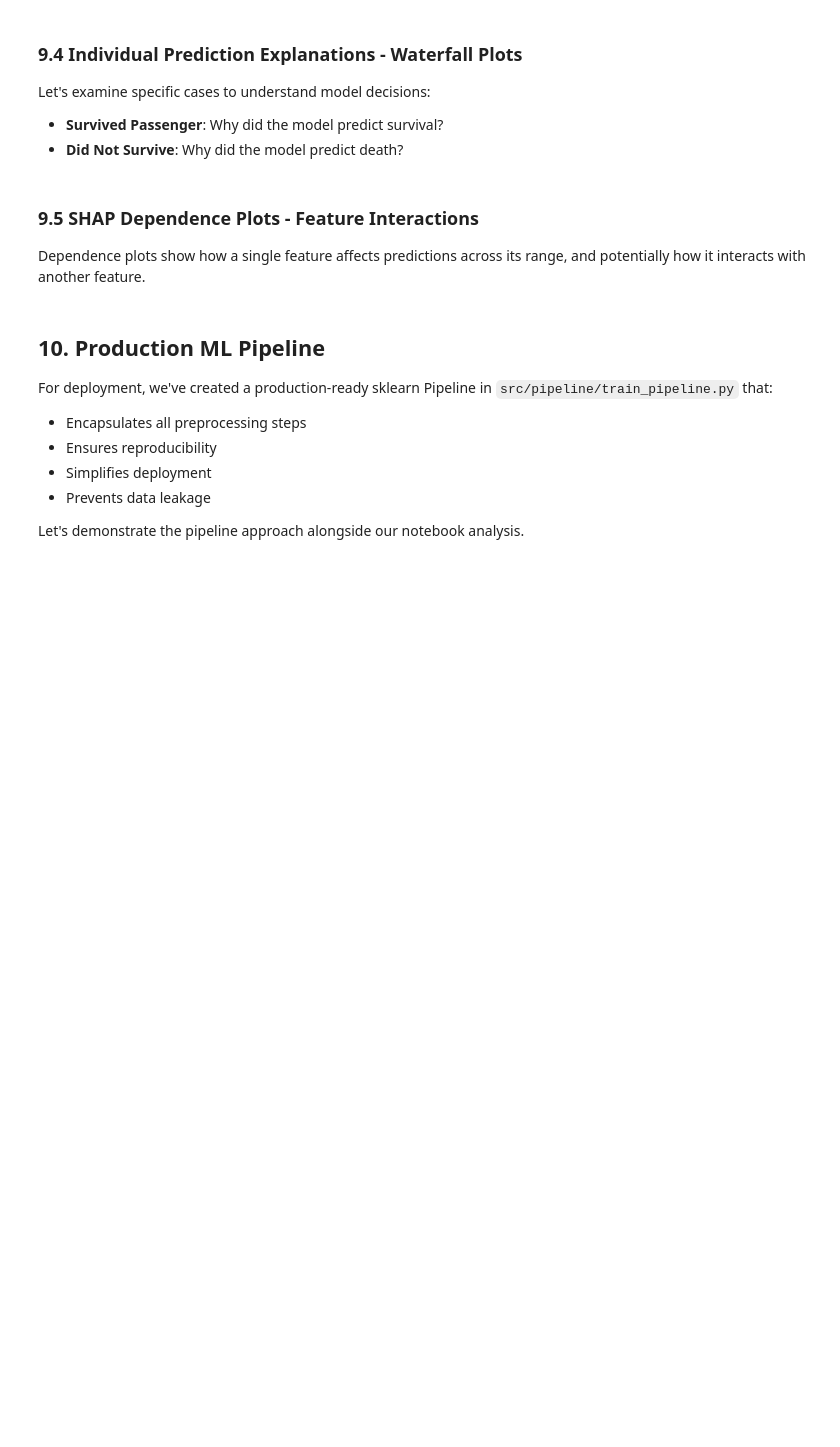
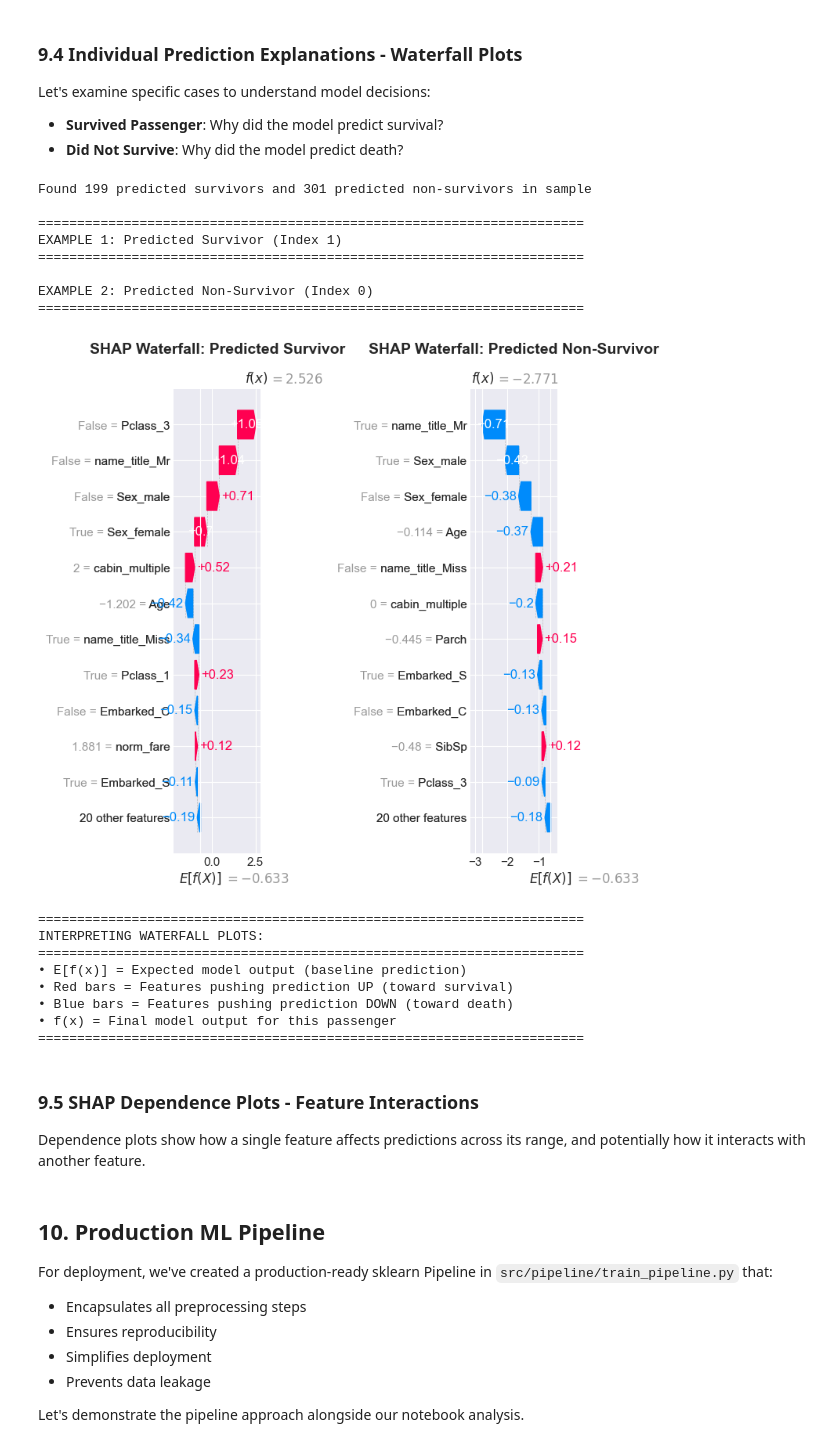
Before and after one commit to JustaKris/Titanic-Machine-Learning-from-Disaster, a Jupyter notebook: notebooks/Titanic-Machine-Learning-from-Disaster.ipynb, the cells around one changed output. Saved outputs shown, nothing was run; the diff lists cells and outputs as text; code cells hidden in the pictures; blank space fills up the shorter version.

```diff
--- a/notebooks/Titanic-Machine-Learning-from-Disaster.ipynb
+++ b/notebooks/Titanic-Machine-Learning-from-Disaster.ipynb
@@ -1628,8 +2143,8 @@ print(f"Found {len(survived_idx)} predicted survivors and {len(died_idx)} predic
 survivor_example = survived_idx[0] if len(survived_idx) > 0 else 0
 non_survivor_example = died_idx[0] if len(died_idx) > 0 else 1
 
-# Create waterfall plots
-fig, axes = plt.subplots(1, 2, figsize=(20, 6))
+# Create waterfall plots with improved readability
+fig, axes = plt.subplots(1, 2, figsize=(24, 8))
 
 # Waterfall plot for a survivor
 print("\n" + "="*70)
@@ -1646,6 +2161,7 @@ if hasattr(shap, 'Explanation'):
             data=X_sample.iloc[survivor_example] if isinstance(X_sample, pd.DataFrame) else X_sample[survivor_example],
             feature_names=X_train_scaled.columns if isinstance(X_train_scaled, pd.DataFrame) else None
         ),
+        max_display=12,
         show=False
     )
 else:
@@ -1654,10 +2170,13 @@ else:
         explainer.expected_value if hasattr(explainer, 'expected_value') else 0,
         shap_values_plot[survivor_example],
         X_sample.iloc[survivor_example] if isinstance(X_sample, pd.DataFrame) else X_sample[survivor_example],
-        feature_names=X_train_scaled.columns if isinstance(X_train_scaled, pd.DataFrame) else None
+        feature_names=X_train_scaled.columns if isinstance(X_train_scaled, pd.DataFrame) else None,
+        max_display=12
     )
 
-axes[0].set_title(f'SHAP Waterfall: Predicted Survivor', fontsize=12, fontweight='bold')
+axes[0].set_title(f'SHAP Waterfall: Predicted Survivor', fontsize=14, fontweight='bold', pad=15)
+# Increase tick label size for better readability
+axes[0].tick_params(axis='both', which='major', labelsize=11)
 
 # Waterfall plot for non-survivor
 print(f"\nEXAMPLE 2: Predicted Non-Survivor (Index {non_survivor_example})")
@@ -1665,36 +2184,58 @@ print("="*70)
 plt.sca(axes[1])
 
 if hasattr(shap, 'Explanation'):
     shap.waterfall_plot(
         shap.Explanation(
             values=shap_values_plot[non_survivor_example],
             base_values=explainer.expected_value if hasattr(explainer, 'expected_value') else 0,
             data=X_sample.iloc[non_survivor_example] if isinstance(X_sample, pd.DataFrame) else X_sample[non_survivor_example],
             feature_names=X_train_scaled.columns if isinstance(X_train_scaled, pd.DataFrame) else None
         ),
+        max_display=12,
         show=False
     )
 else:
     shap.waterfall_plot(
         explainer.expected_value if hasattr(explainer, 'expected_value') else 0,
         shap_values_plot[non_survivor_example],
         X_sample.iloc[non_survivor_example] if isinstance(X_sample, pd.DataFrame) else X_sample[non_survivor_example],
-        feature_names=X_train_scaled.columns if isinstance(X_train_scaled, pd.DataFrame) else None
+        feature_names=X_train_scaled.columns if isinstance(X_train_scaled, pd.DataFrame) else None,
+        max_display=12
     )
 
-axes[1].set_title(f'SHAP Waterfall: Predicted Non-Survivor', fontsize=12, fontweight='bold')
+axes[1].set_title(f'SHAP Waterfall: Predicted Non-Survivor', fontsize=14, fontweight='bold', pad=15)
+# Increase tick label size for better readability
+axes[1].tick_params(axis='both', which='major', labelsize=11)
 
-plt.tight_layout()
+plt.tight_layout(pad=2.0)
 plt.show()
 
 print("\n" + "="*70)
 print("INTERPRETING WATERFALL PLOTS:")
 print("="*70)
 print("• E[f(x)] = Expected model output (baseline prediction)")
 print("• Red bars = Features pushing prediction UP (toward survival)")
 print("• Blue bars = Features pushing prediction DOWN (toward death)")
 print("• f(x) = Final model output for this passenger")
 print("="*70)
+# %% [output]
+Found 199 predicted survivors and 301 predicted non-survivors in sample
+
+======================================================================
+EXAMPLE 1: Predicted Survivor (Index 1)
+======================================================================
+
+EXAMPLE 2: Predicted Non-Survivor (Index 0)
+======================================================================
+[figure, added]
+======================================================================
+INTERPRETING WATERFALL PLOTS:
+======================================================================
+• E[f(x)] = Expected model output (baseline prediction)
+• Red bars = Features pushing prediction UP (toward survival)
+• Blue bars = Features pushing prediction DOWN (toward death)
+• f(x) = Final model output for this passenger
+======================================================================
 # %% [markdown]
 ### 9.5 SHAP Dependence Plots - Feature Interactions
 
```
Also changed, not shown: parts of 56 cells of this notebook, 3 other files.
